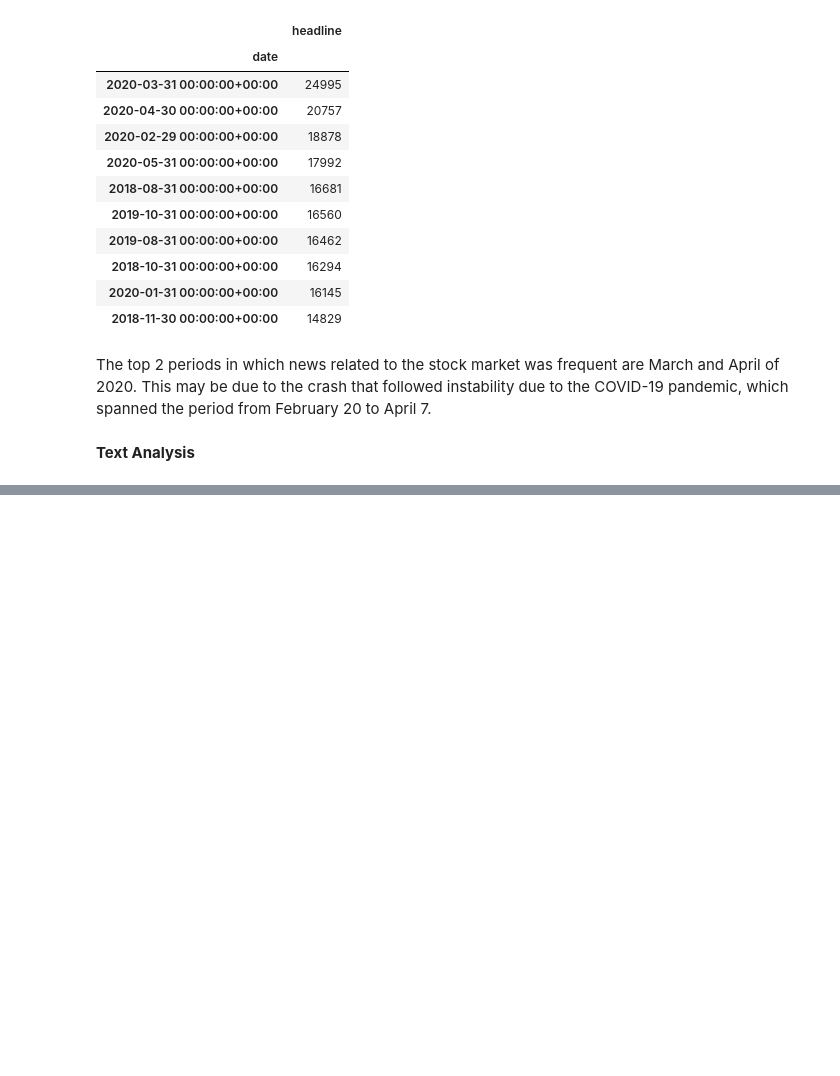
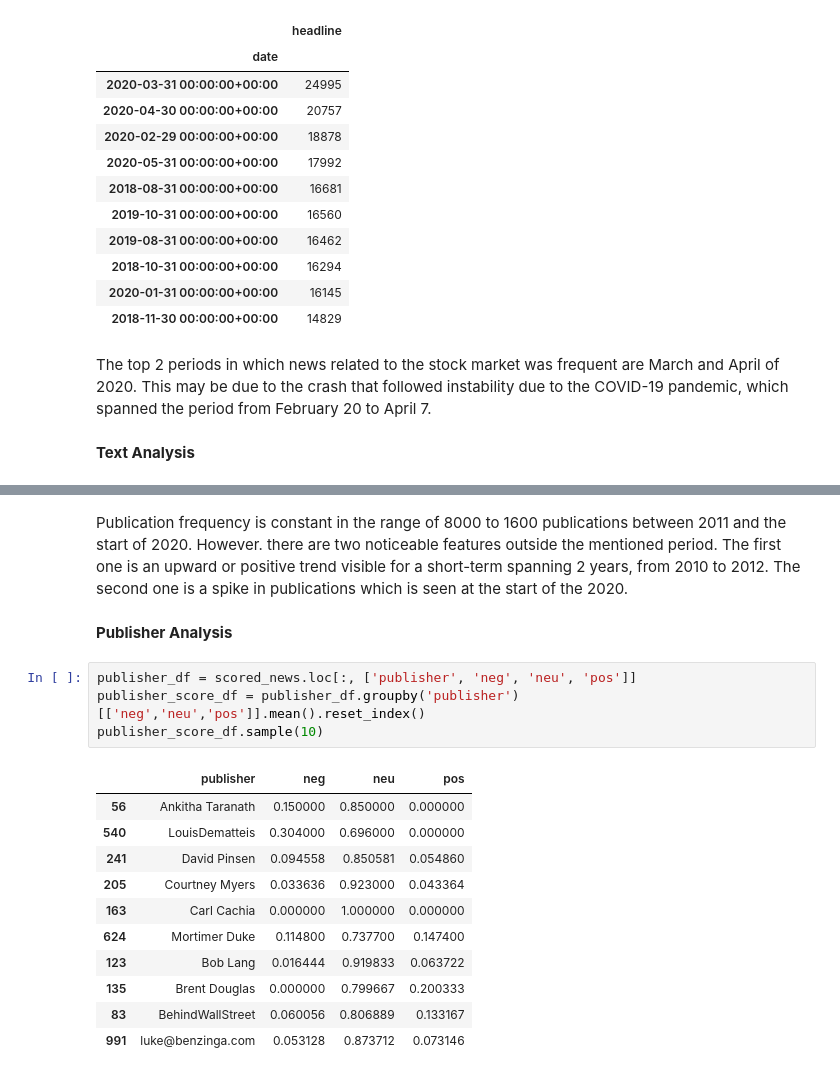
Before and after one commit to KalTadesse9/project_nova, a Jupyter notebook: notebooks/SentimentAnalysis_Nova.ipynb, the cells around one changed output, grey strips where cells are left out. Cells and saved outputs as stored; diff of their text form; blank space fills up the shorter version.

```diff
--- a/notebooks/SentimentAnalysis_Nova.ipynb
+++ b/notebooks/SentimentAnalysis_Nova.ipynb
@@ -164,0 +186,20 @@ stocks: 161702 times | vs: 138835 times | eps: 128801 times | est: 122289 times
+# %% [markdown]
+Publication frequency is constant in the range of 8000 to 1600 publications between 2011 and the start of 2020. However. there are two noticeable features outside the mentioned period. The first one is an upward or positive trend visible for a short-term spanning 2 years, from 2010 to 2012. The second one is a spike in publications which is seen at the start of the 2020.
+# %% [markdown]
+**Publisher Analysis**
+# %%
+publisher_df = scored_news.loc[:, ['publisher', 'neg', 'neu', 'pos']]
+publisher_score_df = publisher_df.groupby('publisher')[['neg','neu','pos']].mean().reset_index()
+publisher_score_df.sample(10)
+# %% [output]
+|  | publisher | neg | neu | pos |
+| 56 | Ankitha Taranath | 0.150000 | 0.850000 | 0.000000 |
+| 540 | LouisDematteis | 0.304000 | 0.696000 | 0.000000 |
+| 241 | David Pinsen | 0.094558 | 0.850581 | 0.054860 |
+| 205 | Courtney Myers | 0.033636 | 0.923000 | 0.043364 |
+| 163 | Carl Cachia | 0.000000 | 1.000000 | 0.000000 |
+| 624 | Mortimer Duke | 0.114800 | 0.737700 | 0.147400 |
+| 123 | Bob Lang | 0.016444 | 0.919833 | 0.063722 |
+| 135 | Brent Douglas | 0.000000 | 0.799667 | 0.200333 |
+| 83 | BehindWallStreet | 0.060056 | 0.806889 | 0.133167 |
+| 991 | luke@benzinga.com | 0.053128 | 0.873712 | 0.073146 |
```
Also changed, not shown: parts of 7 cells of this notebook.
